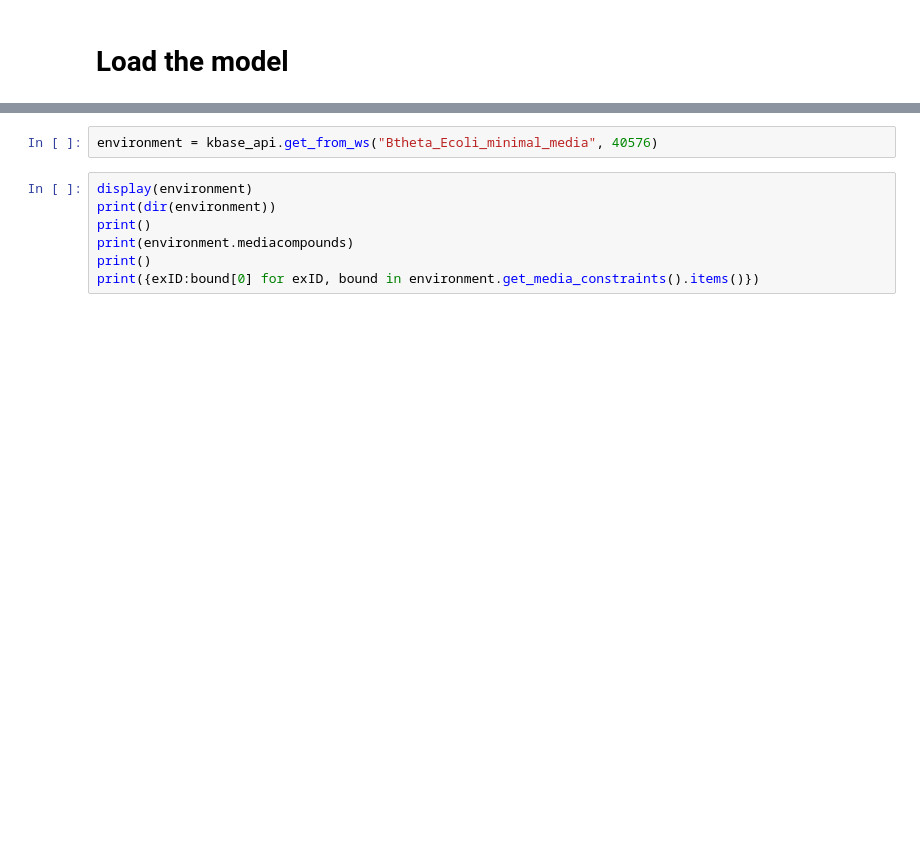
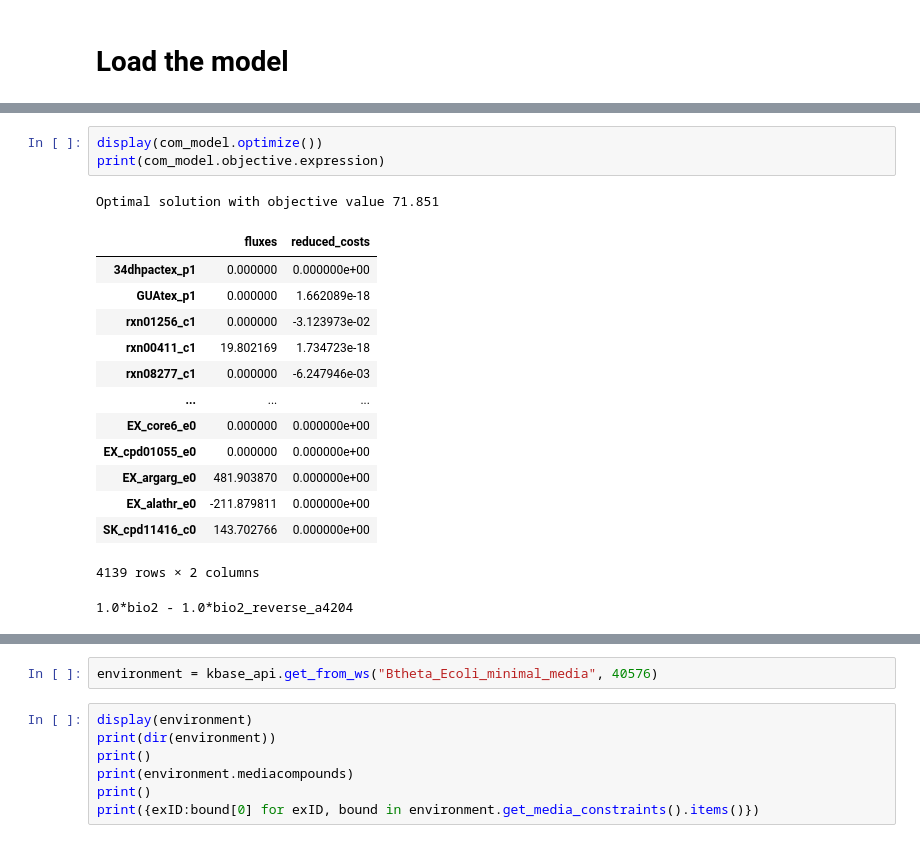
Before and after one commit to dtriadis/ModelSEEDpy, a Jupyter notebook: examples/minimal_media.ipynb, the cells around one changed output, grey strips where cells are left out. Saved outputs shown, nothing was run; the diff lists cells and outputs as text; blank space fills up the shorter version.

```diff
--- a/examples/minimal_media.ipynb
+++ b/examples/minimal_media.ipynb
@@ -28,0 +68,19 @@ cobrakbase 0.3.1
+# %%
+display(com_model.optimize())
+print(com_model.objective.expression)
+# %% [output]
+Optimal solution with objective value 71.851
+|  | fluxes | reduced_costs |
+| 34dhpactex_p1 | 0.000000 | 0.000000e+00 |
+| GUAtex_p1 | 0.000000 | 1.662089e-18 |
+| rxn01256_c1 | 0.000000 | -3.123973e-02 |
+| rxn00411_c1 | 19.802169 | 1.734723e-18 |
+| rxn08277_c1 | 0.000000 | -6.247946e-03 |
+| ... | ... | ... |
+| EX_core6_e0 | 0.000000 | 0.000000e+00 |
+| EX_cpd01055_e0 | 0.000000 | 0.000000e+00 |
+| EX_argarg_e0 | 481.903870 | 0.000000e+00 |
+| EX_alathr_e0 | -211.879811 | 0.000000e+00 |
+| SK_cpd11416_c0 | 143.702766 | 0.000000e+00 |
+4139 rows × 2 columns
+1.0*bio2 - 1.0*bio2_reverse_a4204
```
Also changed, not shown: parts of 12 cells of this notebook, 6 other files.
